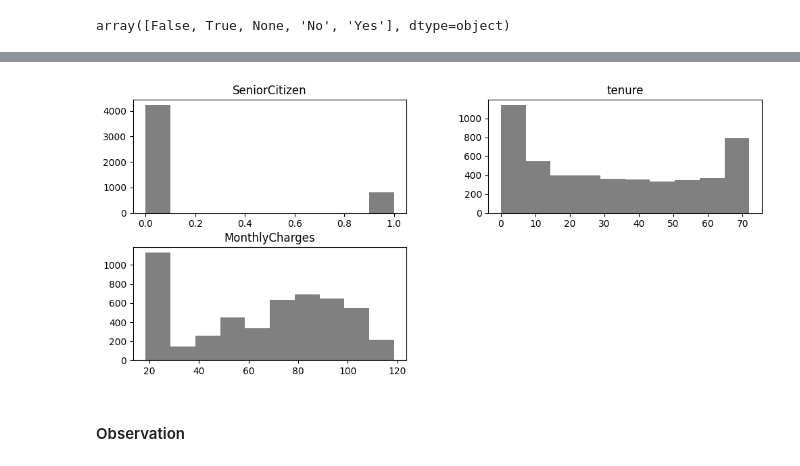
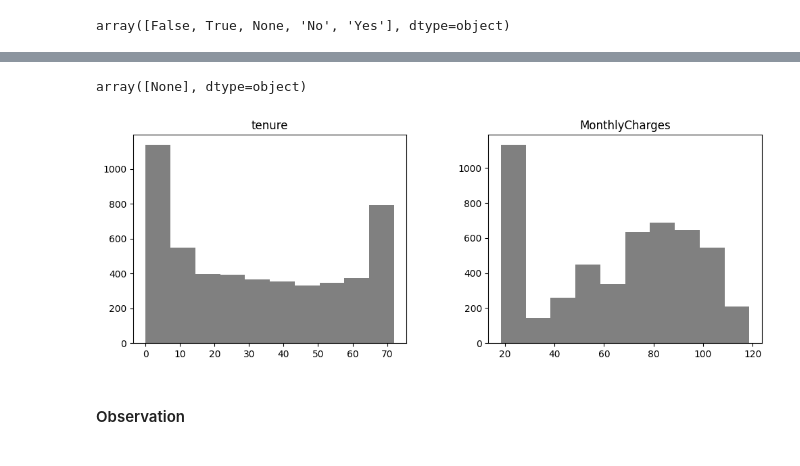
Before and after one commit to pk-aduyaw/Customer_Churn_Classification_Project, a Jupyter notebook: customer_churn_classification_model_project.ipynb, the cells around one changed output, grey strips where cells are left out. Saved outputs shown, nothing was run; the diff lists cells and outputs as text; code cells hidden in the pictures.

```diff
--- a/customer_churn_classification_model_project.ipynb
+++ b/customer_churn_classification_model_project.ipynb
@@ -406,5 +383,3 @@ array([True, False, 'Yes', 'No'], dtype=object)
-# %%
-full_model_df['PaperlessBilling'].replace({True:'Yes',False:'No'}, inplace=True)
 # %%
 # View the unique values in the PaymentMethod column
 full_model_df['PaymentMethod'].unique()
@@ -440,2 +416,10 @@ array([False, True, None, 'No', 'Yes'], dtype=object)
-# %%
-full_model_df['Churn'].replace({True:'Yes',False:'No'}, inplace=True)
+# %%
+# Create a function to convert True and False values to Yes and No respectively.
+def value_cleaner(data):
+    for column in data.columns:
+        if np.any(data[column].isin(['Yes', 'No'])):
+            data[column] = data[column].replace({True:'Yes', False:'No'})
+    return data
+# %%
+full_model_df = value_cleaner(full_model_df)
+full_model_df.nunique()
@@ -442,8 +444,12 @@ full_model_df['Churn'].replace({True:'Yes',False:'No'}, inplace=True)
+# %%
+full_model_df['SeniorCitizen'].unique()
+# %% [output]
+array([None], dtype=object)
 # %%
 # Check the distrubion of the numerical columns in the datset
-full_model_df.hist(figsize=(12, 5), grid=False, color='grey');
+full_model_df.hist(figsize=(12, 4), grid=False, color='grey');
 # %% [output]
-[figure, old version]
+[figure, new version]
 # %% [markdown]
 #### Observation
 # %%
```
Also changed, not shown: parts of 52 cells of this notebook.
